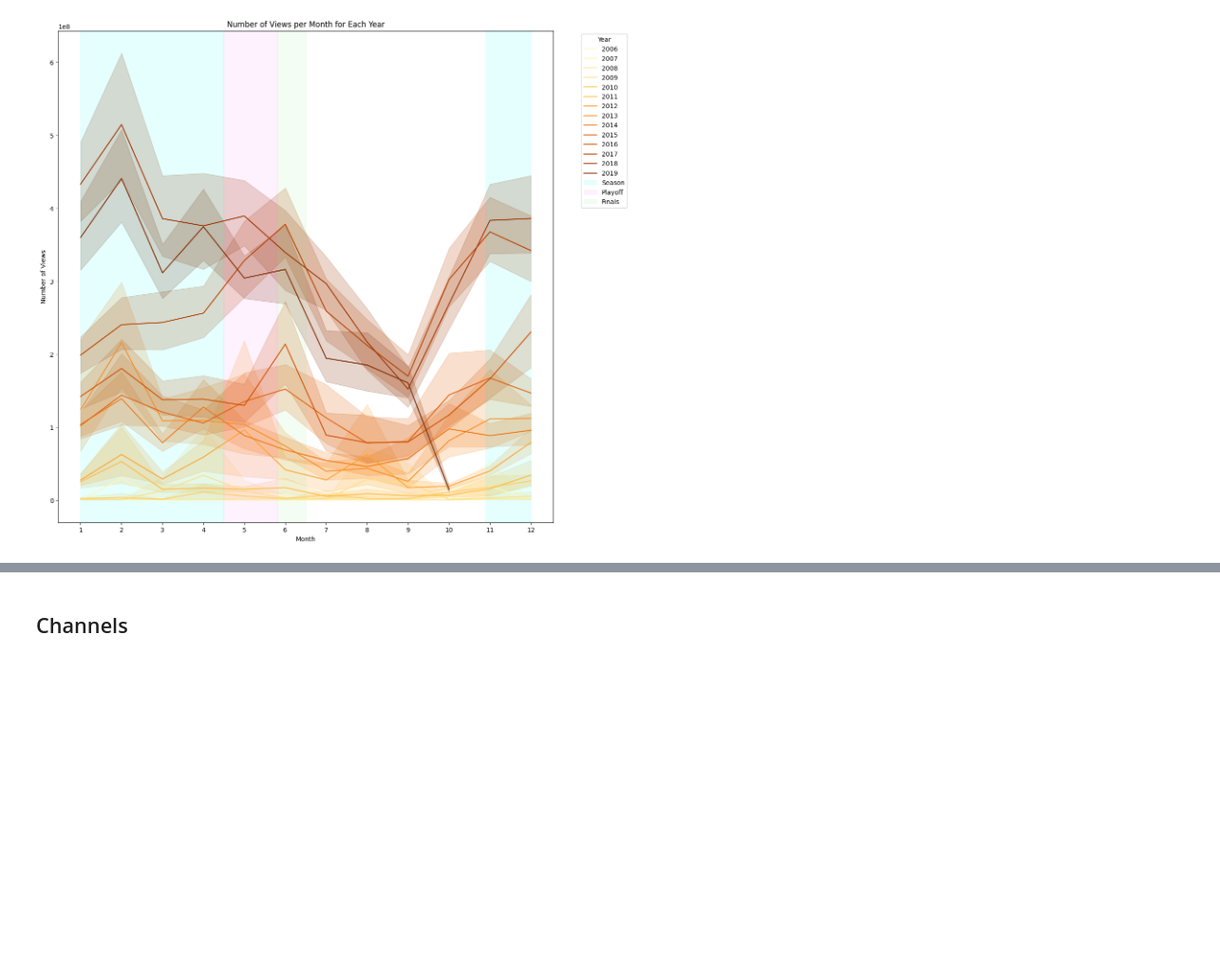
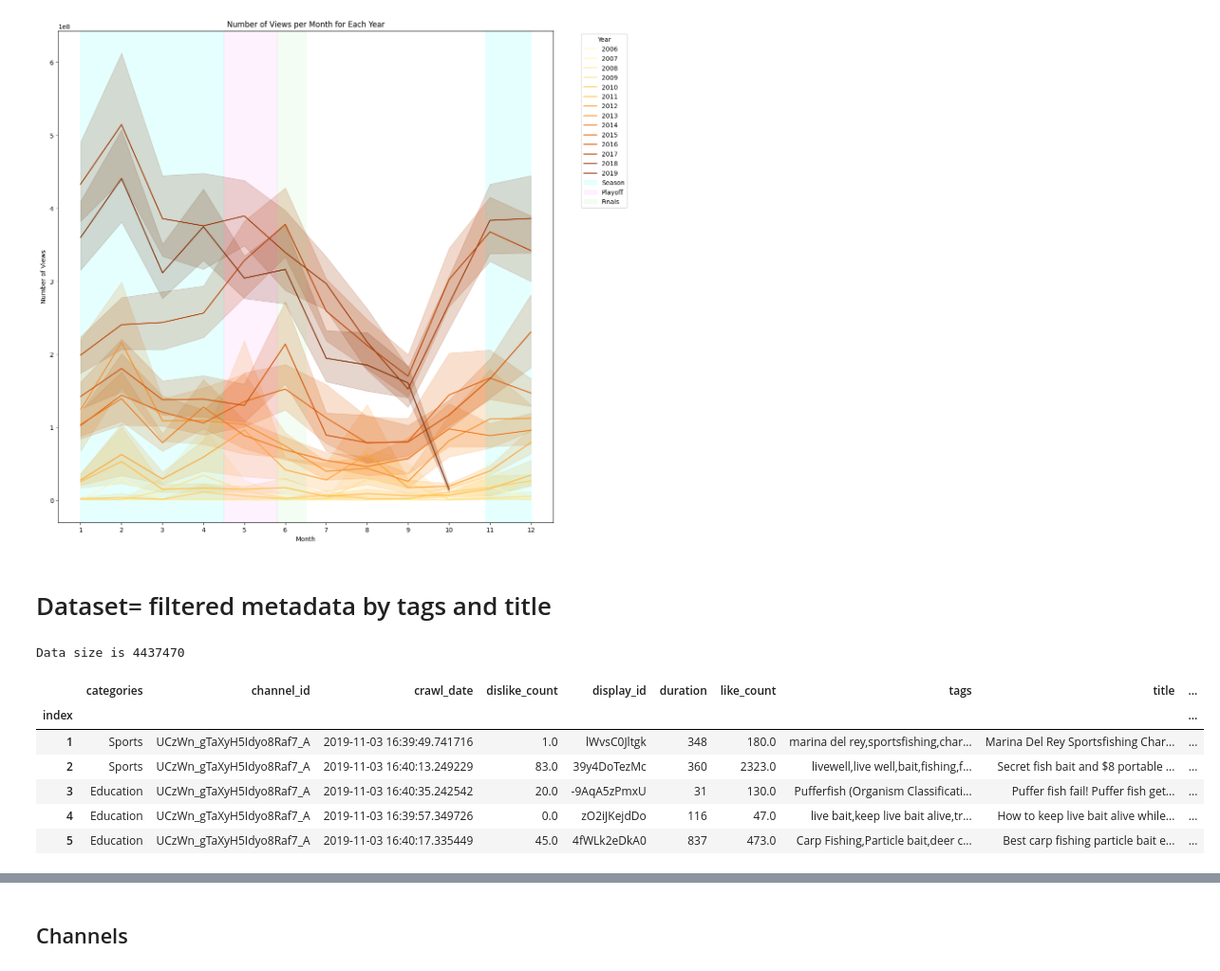
Before and after one commit to epfl-ada/ada-2024-project-robodatapioneers2024, a Jupyter notebook: NBA_analysis.ipynb, the cells around one changed output, grey strips where cells are left out. Shown at 95% size. Cells and saved outputs as stored; diff of their text form; code cells hidden in the pictures; blank space fills up the shorter version.

```diff
--- a/NBA_analysis.ipynb
+++ b/NBA_analysis.ipynb
@@ -235,3 +237,5 @@ plt.xticks(np.arange(1, 13, 1))
 plt.show()
 # %% [output]
 [figure]
+# %% [markdown]
+# Dataset= filtered metadata by tags and title
@@ -237,0 +244,12 @@ plt.show()
+# %%
+print("Data size is {}".format(df.shape[0]))
+df.head()
+# %% [output]
+Data size is 4437470
+|  | categories | channel_id | crawl_date | dislike_count | display_id | duration | like_count | tags | title | ... |
+| index |  |  |  |  |  |  |  |  |  | ... |
+| 1 | Sports | UCzWn_gTaXyH5Idyo8Raf7_A | 2019-11-03 16:39:49.741716 | 1.0 | lWvsC0Jltgk | 348 | 180.0 | marina del rey,sportsfishing,char... | Marina Del Rey Sportsfishing Char... | ... |
+| 2 | Sports | UCzWn_gTaXyH5Idyo8Raf7_A | 2019-11-03 16:40:13.249229 | 83.0 | 39y4DoTezMc | 360 | 2323.0 | livewell,live well,bait,fishing,f... | Secret fish bait and $8 portable ... | ... |
+| 3 | Education | UCzWn_gTaXyH5Idyo8Raf7_A | 2019-11-03 16:40:35.242542 | 20.0 | -9AqA5zPmxU | 31 | 130.0 | Pufferfish (Organism Classificati... | Puffer fish fail! Puffer fish get... | ... |
+| 4 | Education | UCzWn_gTaXyH5Idyo8Raf7_A | 2019-11-03 16:39:57.349726 | 0.0 | zO2iJKejdDo | 116 | 47.0 | live bait,keep live bait alive,tr... | How to keep live bait alive while... | ... |
+| 5 | Education | UCzWn_gTaXyH5Idyo8Raf7_A | 2019-11-03 16:40:17.335449 | 45.0 | 4fWLk2eDkA0 | 837 | 473.0 | Carp Fishing,Particle bait,deer c... | Best carp fishing particle bait e... | ... |
```
Also changed, not shown: parts of 14 cells of this notebook.
